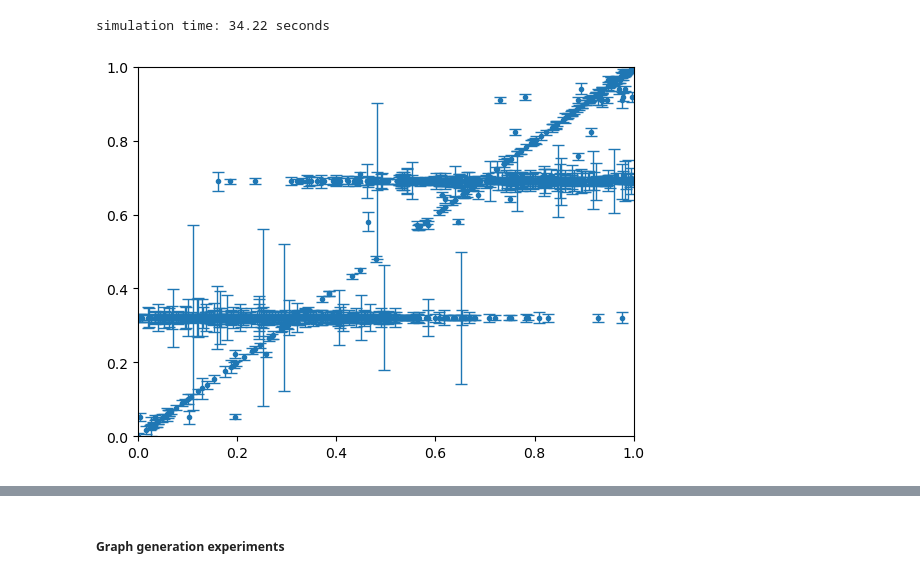
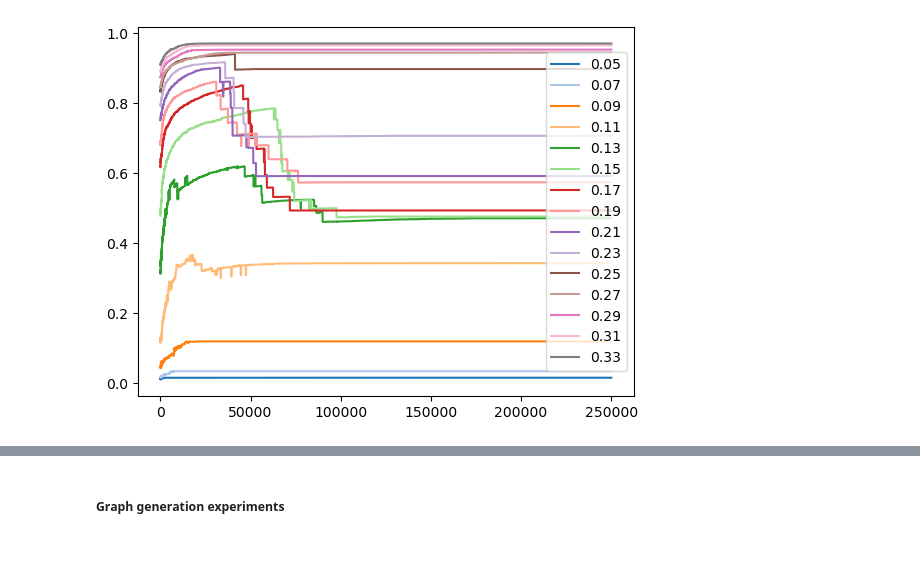
Before and after one commit to jacdals97/CSN_project, a Jupyter notebook: deffuant_effective_network _graph_tool.ipynb, the cells around one changed output, grey strips where cells are left out. Cells and saved outputs as stored; diff of their text form; code cells hidden in the pictures; blank space fills up the shorter version.

```diff
--- a/deffuant_effective_network _graph_tool.ipynb
+++ b/deffuant_effective_network _graph_tool.ipynb
@@ -295,19 +378,10 @@ rng = np.random.default_rng(42)
 
 start = time.time()
 
-# run simulations
-# x1, y1 = metric_d_data(metric=dispersion_index, net_type='scale_free', net_order=900, symmetric_updating=False,
-#                        iterations=10000, sample_size=5, num_points=15, init_d=0.1, final_d=0.6, convergence=0.3, rng=rng)
 
-x2, y2 = metric_d_data(metric=dispersion_index, net_type='complete_mixing', net_order=900, symmetric_updating=True,
-                       iterations=12000, sample_size=5, num_points=15, init_d=0.1, final_d=0.6, convergence=0.3, rng=rng)
+c_1_avgs, c_1_vars, x_hat_avgs, x_hat_vars, d = metric_d_data(net_type='erdos', net_order=100, symmetric_updating=True,
+                       iterations=250000, sample_size=30, num_points=15, init_d=0.05, final_d=0.35, convergence=0.3, rng=rng, p = 0.05)
 
 total_time = round(time.time()-start, 3)
 print(f"simulation time: {total_time} seconds")
-
-# generate plot
-fig, ax = plt.subplots()
-#ax.plot(x1, y1, linewidth=2.0, color='green')
-ax.plot(x2, y2, linewidth=2.0, color='red')
-plt.show()
 # %% [output]
@@ -317,24 +388,0 @@ simulation time: 313.314 seconds
-# %%
-# FIG 4 PAPER
-# OPINION CHANGE PLOT (requires many iterations)
-
-# initialize rng and network
-rng = np.random.default_rng(42)
-net = nx.barabasi_albert_graph(n=900, m=2, seed=rng, initial_graph=nx.complete_graph(3))
-
-start = time.time()
-
-# run simulation
-x, y, y_bar = opinion_change_data(G=net, iterations=300000, d=0.2, convergence=0.3, symmetric_updating=False, rng=rng)
-
-total_time = round(time.time()-start, 3)
-print(f"simulation time: {total_time} seconds")
-
-# generate plot
-fig, ax = plt.subplots()
-ax.errorbar(x, y, y_bar, fmt='.', linewidth=1, capsize=4)
-ax.set(xlim=(0, 1), ylim=(0, 1))
-plt.show()
-# %% [output]
-simulation time: 34.22 seconds
-[figure, removed]
@@ -340,0 +406,34 @@ simulation time: 34.22 seconds
+# %%
+import matplotlib.colors as mcolors
+from matplotlib import cm
+
+def get_n_colors(n):
+    return cm.tab20(range(n)).tolist()
+
+def plot_multiple_lines(lines, variances, plot_first_n = -1, title=None, xlabel=None, ylabel=None, legends = None, colors = None):
+    for i, line in enumerate(lines):
+        y_values = line[:plot_first_n]
+        variance = variances[i][:plot_first_n]
+        x_values = np.arange(len(y_values))
+        if colors:
+            color = colors[i]
+        else:
+            color = None
+        plt.plot(x_values, y_values, color=color)
+      #  plt.fill_between(x_values, y_values-variance, y_values+variance, color=color, alpha=0.2)
+    plt.xlabel(xlabel)
+    plt.ylabel(ylabel)
+    plt.title(title)
+    plt.legend(legends, loc='center right')
+    plt.show()
+
+
+# fig, ax = plt.subplots()
+# ax.plot(np.arange(len(c_1_avgs[0])), c_1_avgs[0], linewidth=2.0, color='green')
+# plt.show()
+
+cols = get_n_colors(len(d))
+
+plot_multiple_lines(c_1_avgs, c_1_vars, legends=[round(x, 2) for x in d], colors=cols)
+# %% [output]
+[figure, added]
```
Also changed, not shown: parts of 19 cells of this notebook.
